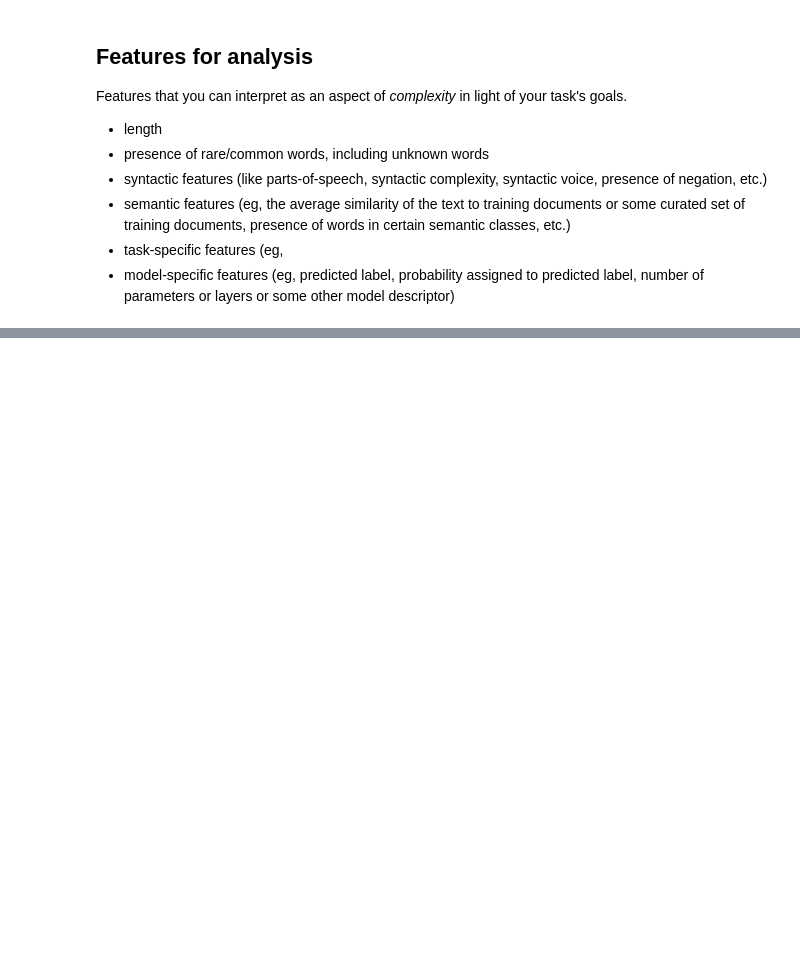
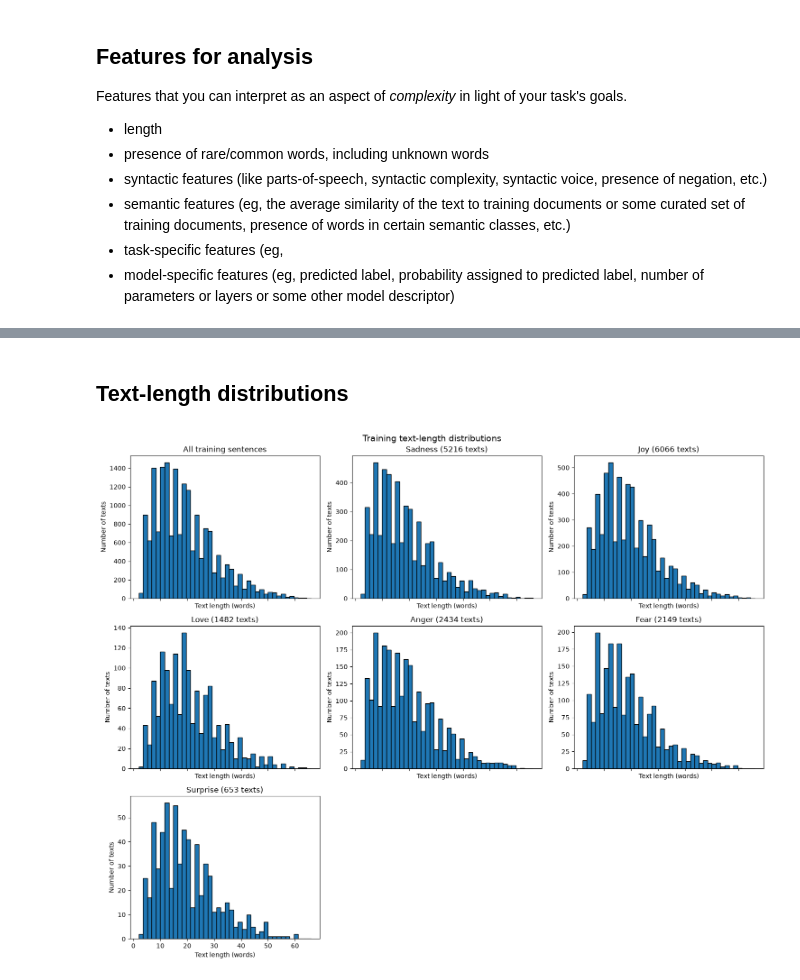
Before and after one commit to greg-delatolas/nlp-assignment-1, a Jupyter notebook: part2/project.ipynb, the cells around one changed output, grey strips where cells are left out. Cells and saved outputs as stored; diff of their text form; code cells hidden in the pictures; blank space fills up the shorter version.

```diff
--- a/part2/project.ipynb
+++ b/part2/project.ipynb
@@ -56,0 +165,39 @@ Features that you can interpret as an aspect of _complexity_ in light of your ta
+# %% [markdown]
+## Text-length distributions
+# %%
+import math
+
+train_texts = dataset["train"]["text"]
+train_labels = np.asarray(dataset["train"]["label"])
+text_lengths = np.asarray([len(text.split()) for text in train_texts])
+
+num_plots = len(outcome_space) + 1
+ncols = 3
+nrows = math.ceil(num_plots / ncols)
+fig, axes = plt.subplots(
+    nrows=nrows, ncols=ncols, figsize=(5 * ncols, 4 * nrows), sharex=True
+)
+axes = np.atleast_1d(axes).flatten()
+bin_edges = np.histogram_bin_edges(text_lengths, bins=40)
+
+axes[0].hist(text_lengths, bins=bin_edges, edgecolor="black")
+axes[0].set_title("All training sentences")
+axes[0].set_xlabel("Text length (words)")
+axes[0].set_ylabel("Number of texts")
+
+for label_id, label_name in enumerate(outcome_space.names):
+    class_lengths = text_lengths[train_labels == label_id]
+    axis = axes[label_id + 1]
+    axis.hist(class_lengths, bins=bin_edges, edgecolor="black")
+    axis.set_title(f"{label_name.title()} ({len(class_lengths)} texts)")
+    axis.set_xlabel("Text length (words)")
+    axis.set_ylabel("Number of texts")
+
+for axis in axes[num_plots:]:
+    axis.set_visible(False)
+
+fig.suptitle("Training text-length distributions", fontsize=14)
+plt.tight_layout()
+plt.show()
+# %% [output]
+[figure, added]
```
Also changed, not shown: parts of 47 cells of this notebook, 2 other files.
